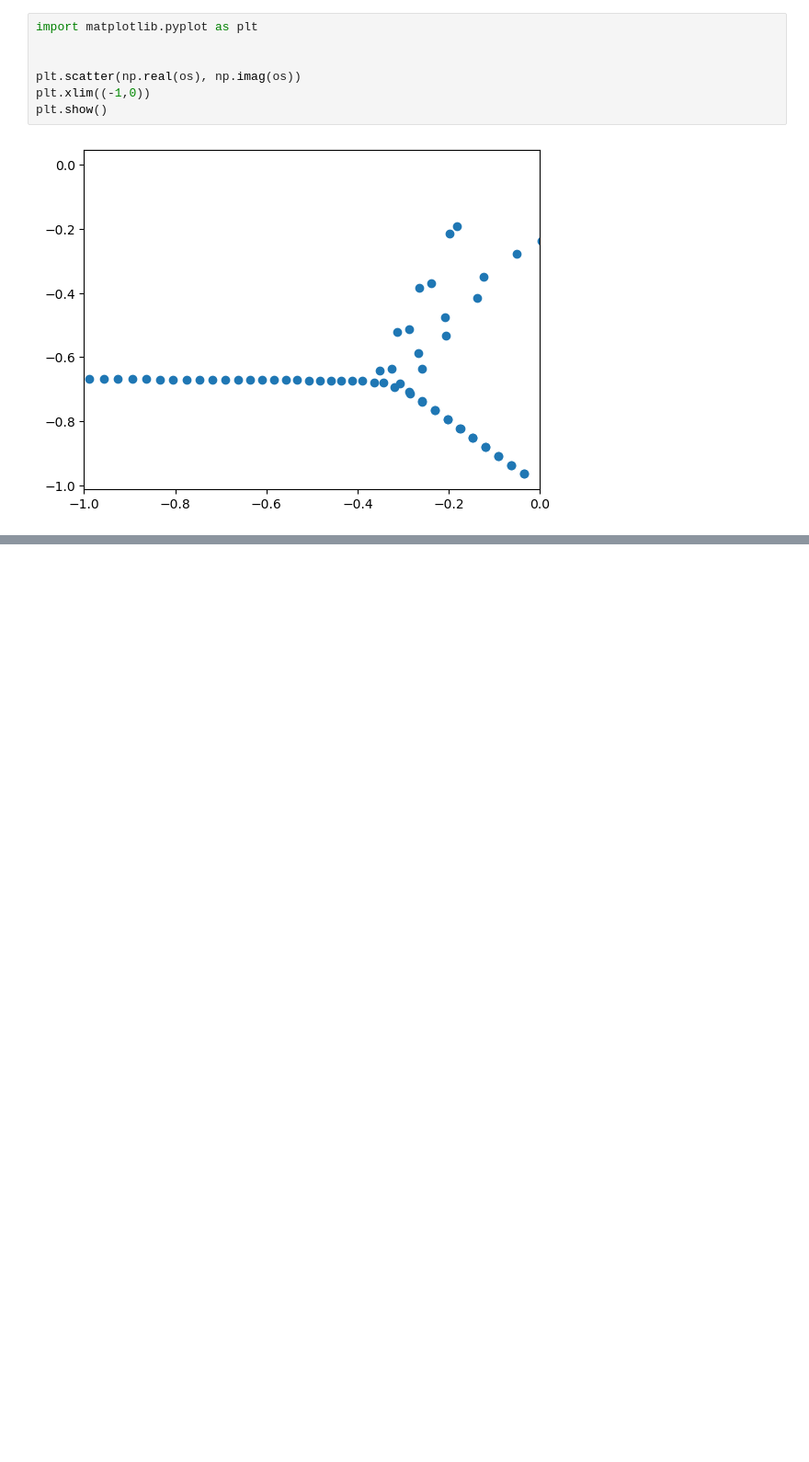
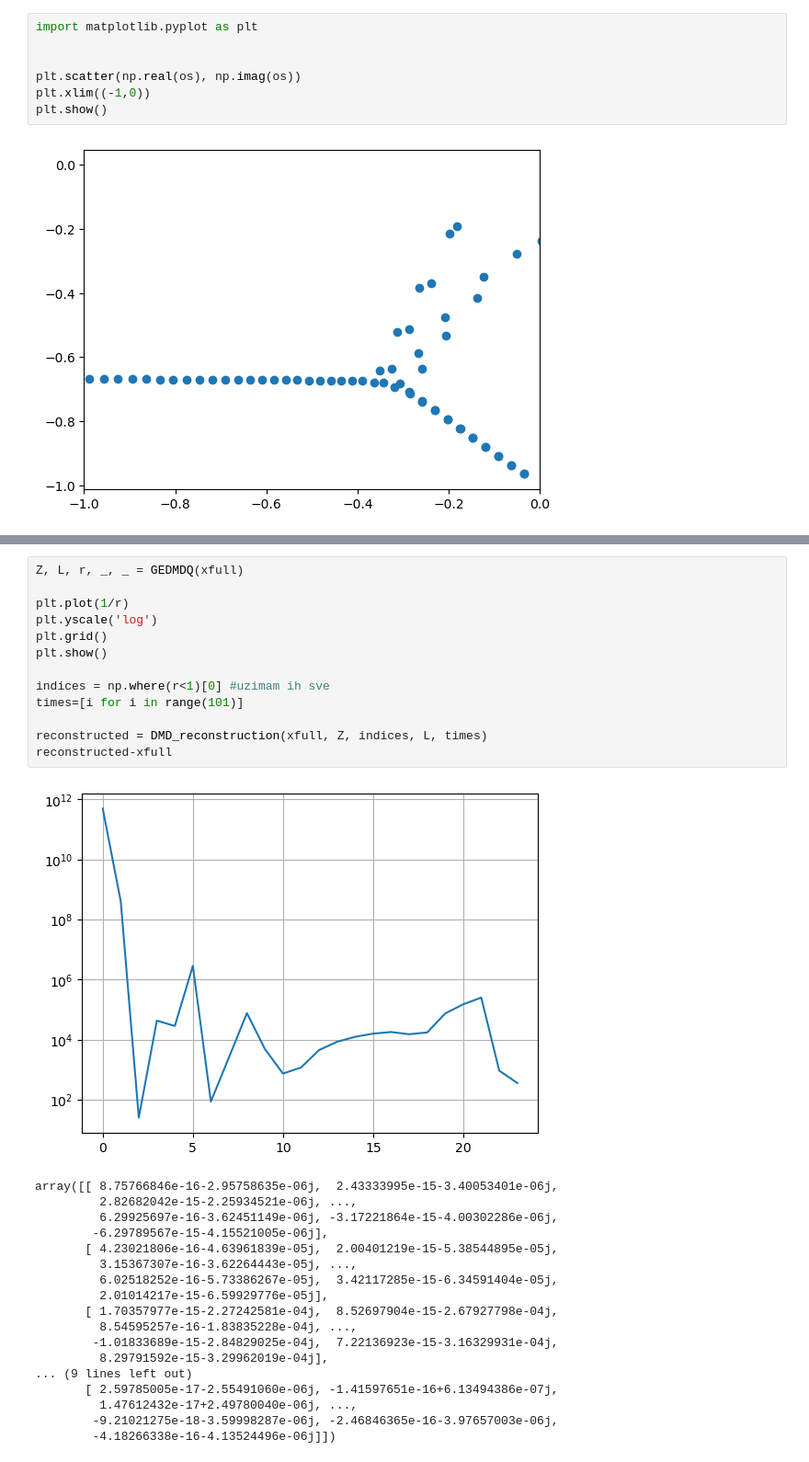
Before and after one commit to ela-d/DMD, a Jupyter notebook: Orr-Sommerfeld_example.ipynb, the cells around one changed output, grey strips where cells are left out. Shown: that part at 92% size. Saved outputs shown, nothing was run; the diff lists cells and outputs as text; blank space fills up the shorter version.

```diff
--- a/Orr-Sommerfeld_example.ipynb
+++ b/Orr-Sommerfeld_example.ipynb
@@ -97,0 +102,32 @@ array([[ 8.27141226e-16-2.95758635e-06j,  3.12700593e-15-3.40053401e-06j,
+# %%
+Z, L, r, _, _ = GEDMDQ(xfull)
+
+plt.plot(1/r)
+plt.yscale('log')
+plt.grid()
+plt.show()
+
+indices = np.where(r<1)[0] #uzimam ih sve
+times=[i for i in range(101)]
+
+reconstructed = DMD_reconstruction(xfull, Z, indices, L, times)
+reconstructed-xfull
+# %% [output]
+[figure, added]
+array([[ 8.75766846e-16-2.95758635e-06j,  2.43333995e-15-3.40053401e-06j,
+         2.82682042e-15-2.25934521e-06j, ...,
+         6.29925697e-16-3.62451149e-06j, -3.17221864e-15-4.00302286e-06j,
+        -6.29789567e-15-4.15521005e-06j],
+       [ 4.23021806e-16-4.63961839e-05j,  2.00401219e-15-5.38544895e-05j,
+         3.15367307e-16-3.62264443e-05j, ...,
+         6.02518252e-16-5.73386267e-05j,  3.42117285e-15-6.34591404e-05j,
+         2.01014217e-15-6.59929776e-05j],
+       [ 1.70357977e-15-2.27242581e-04j,  8.52697904e-15-2.67927798e-04j,
+         8.54595257e-16-1.83835228e-04j, ...,
+        -1.01833689e-15-2.84829025e-04j,  7.22136923e-15-3.16329931e-04j,
+         8.29791592e-15-3.29962019e-04j],
+... (9 lines left out)
+       [ 2.59785005e-17-2.55491060e-06j, -1.41597651e-16+6.13494386e-07j,
+         1.47612432e-17+2.49780040e-06j, ...,
+        -9.21021275e-18-3.59998287e-06j, -2.46846365e-16-3.97657003e-06j,
+        -4.18266338e-16-4.13524496e-06j]])
```
Also changed, not shown: parts of 6 cells of this notebook.
